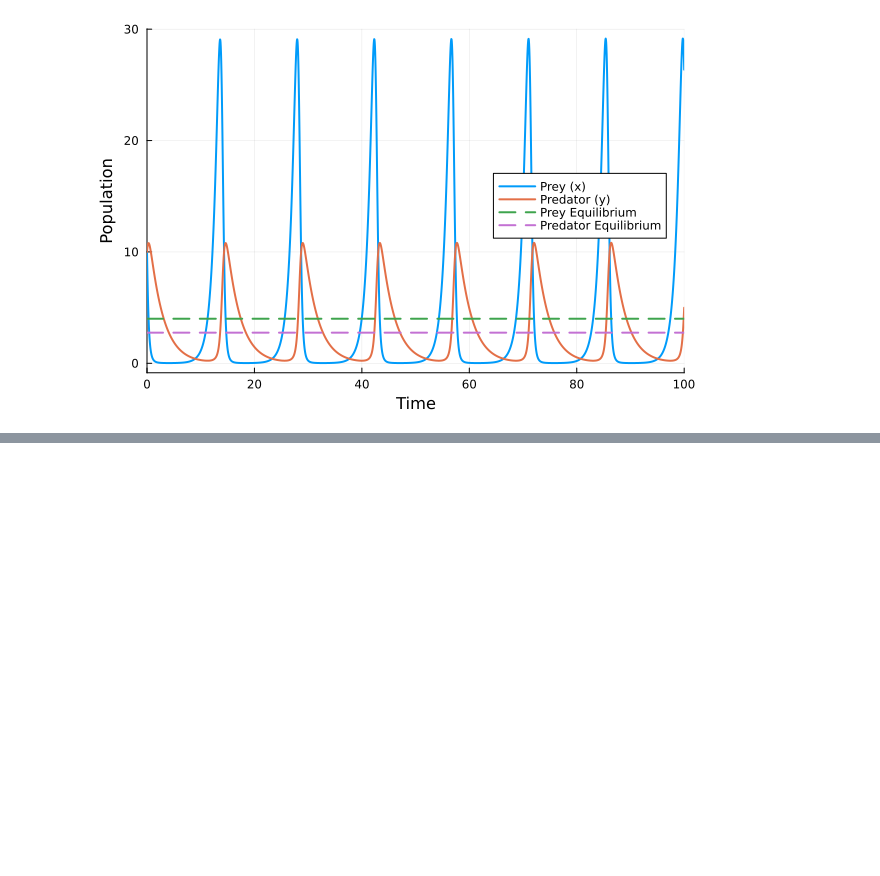
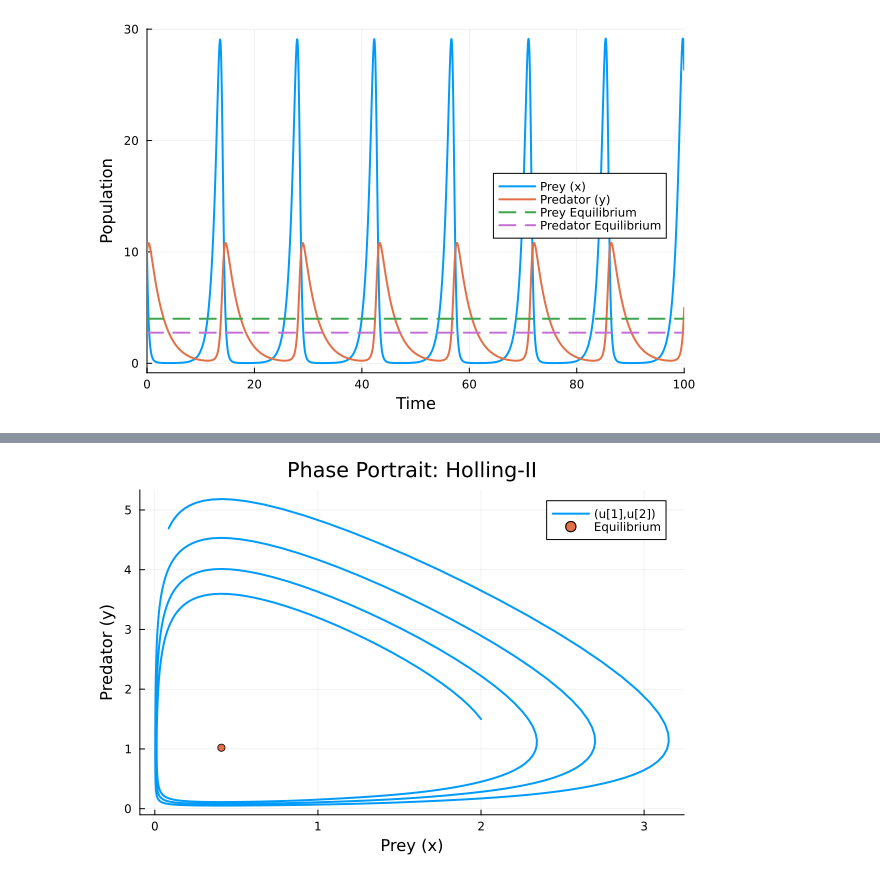
Before and after one commit to acwebber01/CSCI-3656-Group-Project, a Jupyter notebook: Presentation.ipynb, the cells around one changed output, grey strips where cells are left out. Drawn from its saved outputs; the diff is of its cells as text; code cells hidden in the pictures; blank space fills up the shorter version.

```diff
--- a/Presentation.ipynb
+++ b/Presentation.ipynb
@@ -206,0 +272,9 @@ Solution: [6.643370595567362e-15, -3.1084535300089027e-15]
+# %%
+# Holling-II phase portrait
+plot(ODESol_h2, idxs=(1,2),
+     xlabel="Prey (x)", ylabel="Predator (y)",
+     title="Phase Portrait: Holling-II",
+     lw=2)
+scatter!([eq_h2[1]], [eq_h2[2]], label="Equilibrium", markersize=4)
+# %% [output]
+[figure, added]
```
Also changed, not shown: parts of 16 cells of this notebook.
